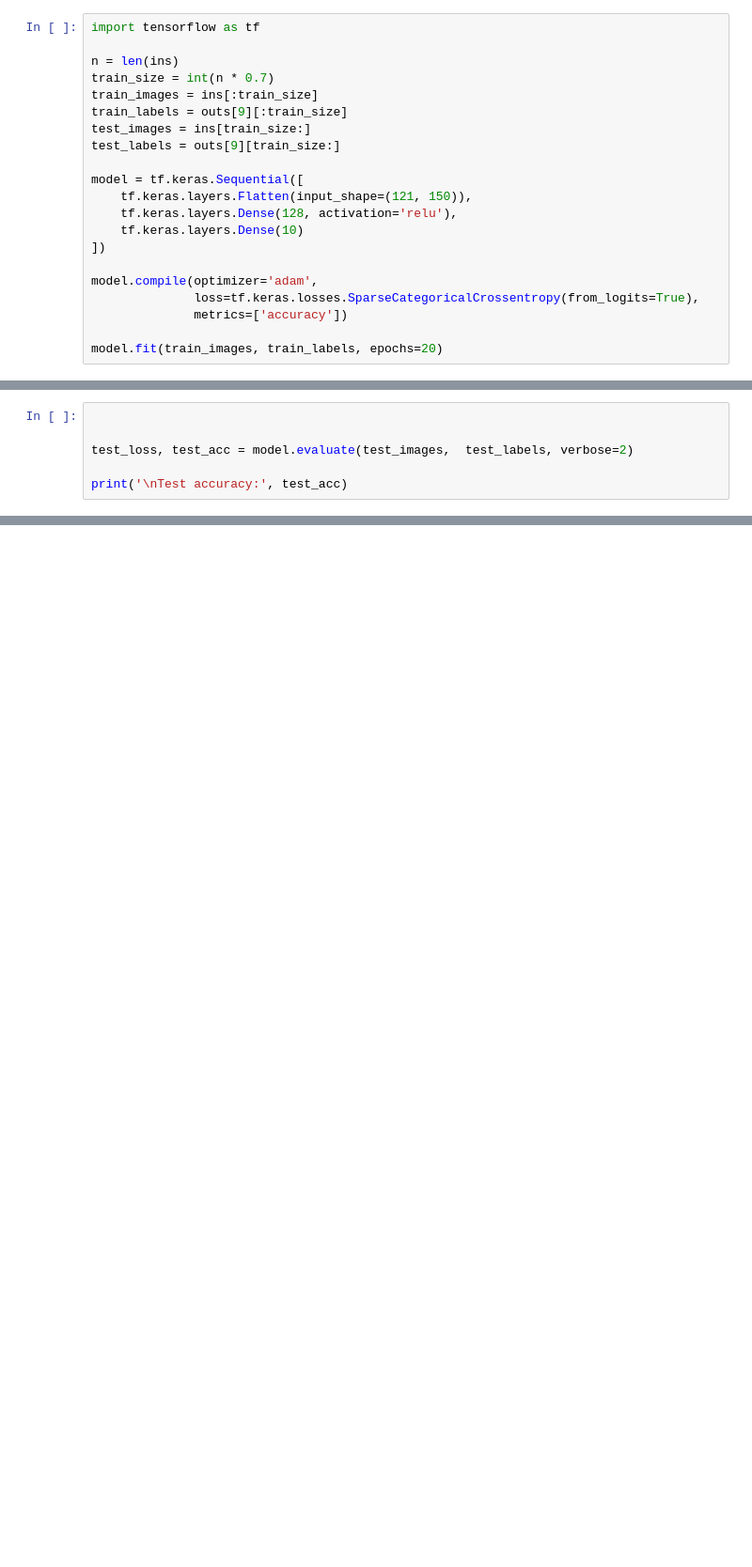
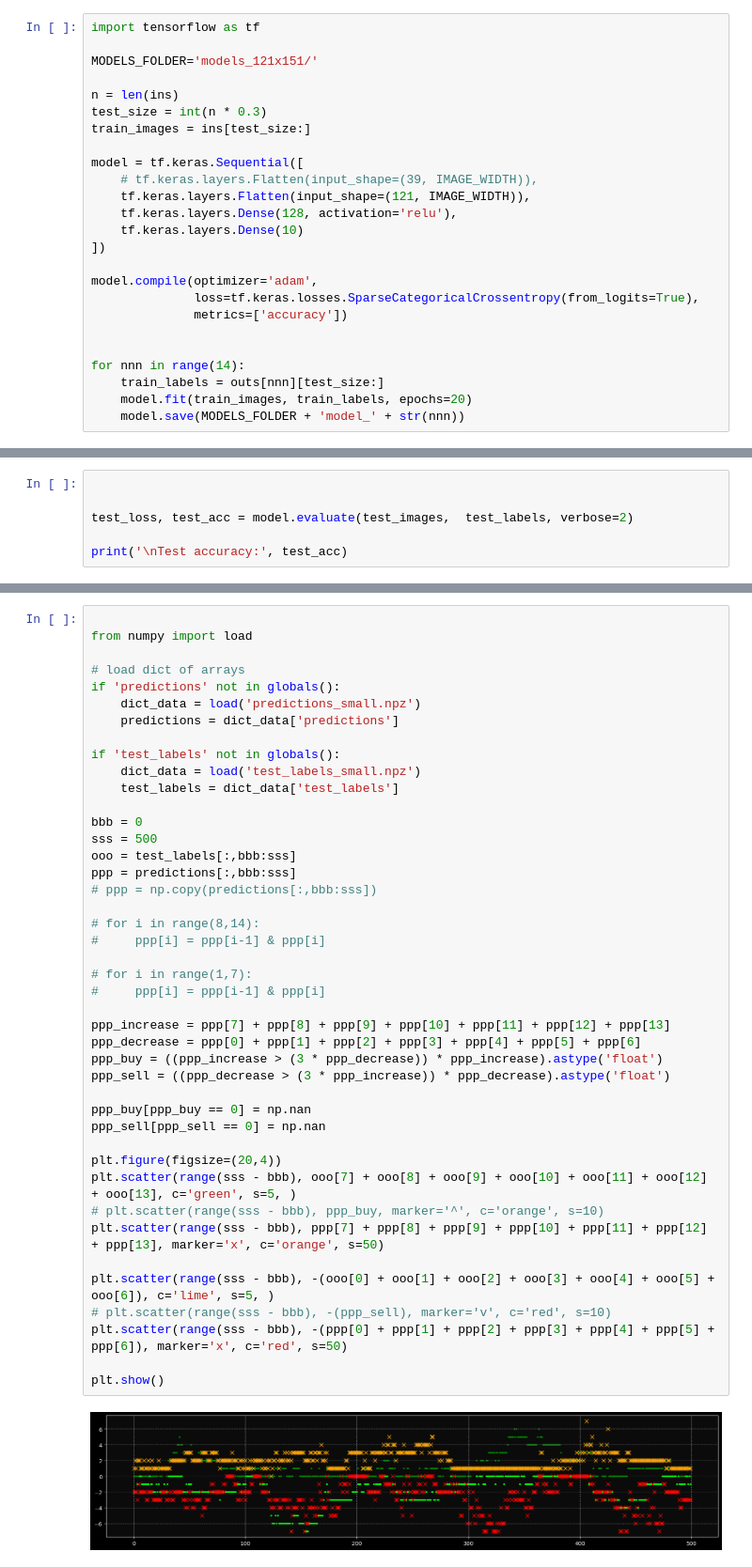
Before and after one commit to kelvin200/quantsmono, a Jupyter notebook: Scripts/Kel/classification.ipynb, the cells around one changed output, grey strips where cells are left out. Shown at 94% size. Cells and saved outputs as stored; diff of their text form; blank space fills up the shorter version.

```diff
--- a/Scripts/Kel/classification.ipynb
+++ b/Scripts/Kel/classification.ipynb
@@ -397,15 +426,15 @@ features_m15.shape[1]
 # %%
 import tensorflow as tf
 
+MODELS_FOLDER='models_121x151/'
+
 n = len(ins)
-train_size = int(n * 0.7)
-train_images = ins[:train_size]
-train_labels = outs[9][:train_size]
-test_images = ins[train_size:]
-test_labels = outs[9][train_size:]
+test_size = int(n * 0.3)
+train_images = ins[test_size:]
 
 model = tf.keras.Sequential([
-    tf.keras.layers.Flatten(input_shape=(121, 150)),
+    # tf.keras.layers.Flatten(input_shape=(39, IMAGE_WIDTH)),
+    tf.keras.layers.Flatten(input_shape=(121, IMAGE_WIDTH)),
     tf.keras.layers.Dense(128, activation='relu'),
     tf.keras.layers.Dense(10)
 ])
@@ -414,4 +443,8 @@ model.compile(optimizer='adam',
               loss=tf.keras.losses.SparseCategoricalCrossentropy(from_logits=True),
               metrics=['accuracy'])
 
-model.fit(train_images, train_labels, epochs=20)
+
+for nnn in range(14):
+    train_labels = outs[nnn][test_size:]
+    model.fit(train_images, train_labels, epochs=20)
+    model.save(MODELS_FOLDER + 'model_' + str(nnn))
@@ -423,0 +547,45 @@ print('\nTest accuracy:', test_acc)
+# %%
+
+from numpy import load
+
+# load dict of arrays
+if 'predictions' not in globals():
+    dict_data = load('predictions_small.npz')
+    predictions = dict_data['predictions']
+
+if 'test_labels' not in globals():
+    dict_data = load('test_labels_small.npz')
+    test_labels = dict_data['test_labels']
+
+bbb = 0
+sss = 500
+ooo = test_labels[:,bbb:sss]
+ppp = predictions[:,bbb:sss]
+# ppp = np.copy(predictions[:,bbb:sss])
+
+# for i in range(8,14):
+#     ppp[i] = ppp[i-1] & ppp[i]
+
+# for i in range(1,7):
+#     ppp[i] = ppp[i-1] & ppp[i]
+
+ppp_increase = ppp[7] + ppp[8] + ppp[9] + ppp[10] + ppp[11] + ppp[12] + ppp[13]
+ppp_decrease = ppp[0] + ppp[1] + ppp[2] + ppp[3] + ppp[4] + ppp[5] + ppp[6]
+ppp_buy = ((ppp_increase > (3 * ppp_decrease)) * ppp_increase).astype('float')
+ppp_sell = ((ppp_decrease > (3 * ppp_increase)) * ppp_decrease).astype('float')
+
+ppp_buy[ppp_buy == 0] = np.nan
+ppp_sell[ppp_sell == 0] = np.nan
+
+plt.figure(figsize=(20,4))
+plt.scatter(range(sss - bbb), ooo[7] + ooo[8] + ooo[9] + ooo[10] + ooo[11] + ooo[12] + ooo[13], c='green', s=5, )
+# plt.scatter(range(sss - bbb), ppp_buy, marker='^', c='orange', s=10)
+plt.scatter(range(sss - bbb), ppp[7] + ppp[8] + ppp[9] + ppp[10] + ppp[11] + ppp[12] + ppp[13], marker='x', c='orange', s=50)
+
+plt.scatter(range(sss - bbb), -(ooo[0] + ooo[1] + ooo[2] + ooo[3] + ooo[4] + ooo[5] + ooo[6]), c='lime', s=5, )
+# plt.scatter(range(sss - bbb), -(ppp_sell), marker='v', c='red', s=10)
+plt.scatter(range(sss - bbb), -(ppp[0] + ppp[1] + ppp[2] + ppp[3] + ppp[4] + ppp[5] + ppp[6]), marker='x', c='red', s=50)
+
+plt.show()
+# %% [output]
+[figure, added]
```
Also changed, not shown: parts of 16 cells of this notebook, 4 other files.
